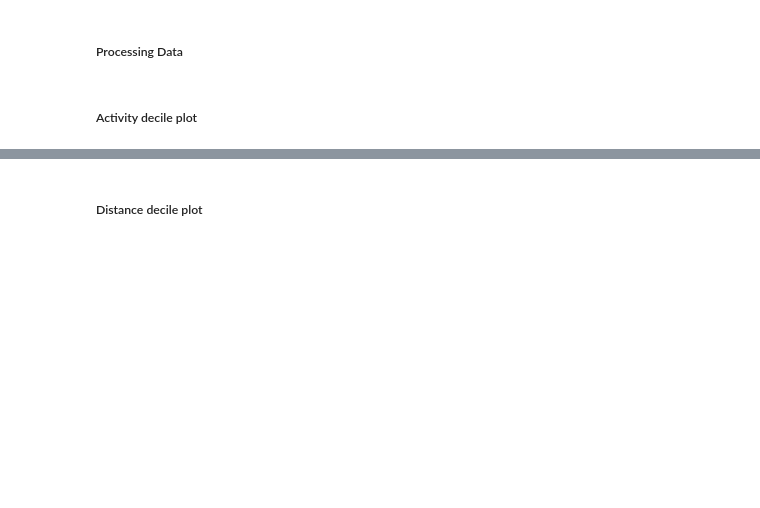
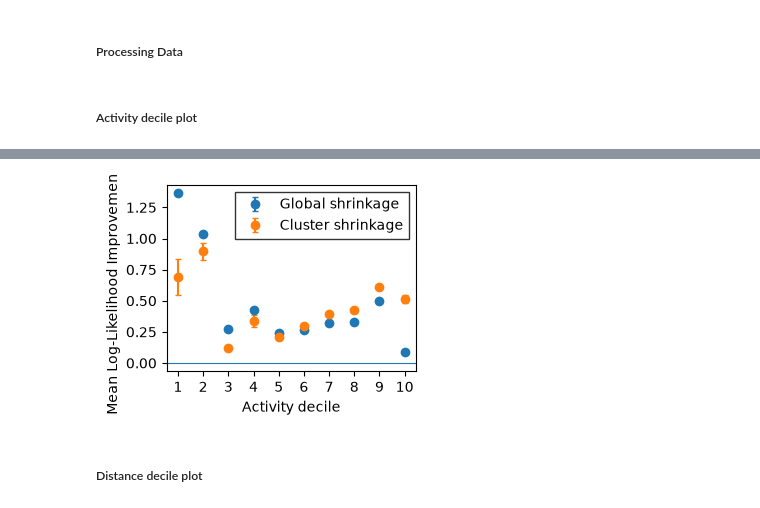
Before and after one commit to adam-broomhead/cybersecurity_thesis, a Jupyter notebook: notebooks/Pipeline_py/203_results_analysis.ipynb, the cells around one changed output, grey strips where cells are left out. Saved outputs shown, nothing was run; the diff lists cells and outputs as text; code cells hidden in the pictures; blank space fills up the shorter version.

Commit message:
changing outputs

```diff
--- a/notebooks/Pipeline_py/203_results_analysis.ipynb
+++ b/notebooks/Pipeline_py/203_results_analysis.ipynb
@@ -111,3 +113,10 @@ plt.show()
+# %%
+activity_decile = l.load_results(ut.results_dir, 'activity_decile')
+fig, ax = m.declile_log_likelihood_plot(decile_results=activity_decile, x_label='Activity decile', relative=True)
+# fig.savefig(f'{outputs_dir}/activity_decile_relative.pdf', bbox_inches='tight', pad_inches=0.02)
+plt.show()
+# %% [output]
+[figure, added]
 # %% [markdown]
 ##### Distance decile plot
 # %%
```
Also changed, not shown: parts of 10 cells of this notebook, 5 other files.
